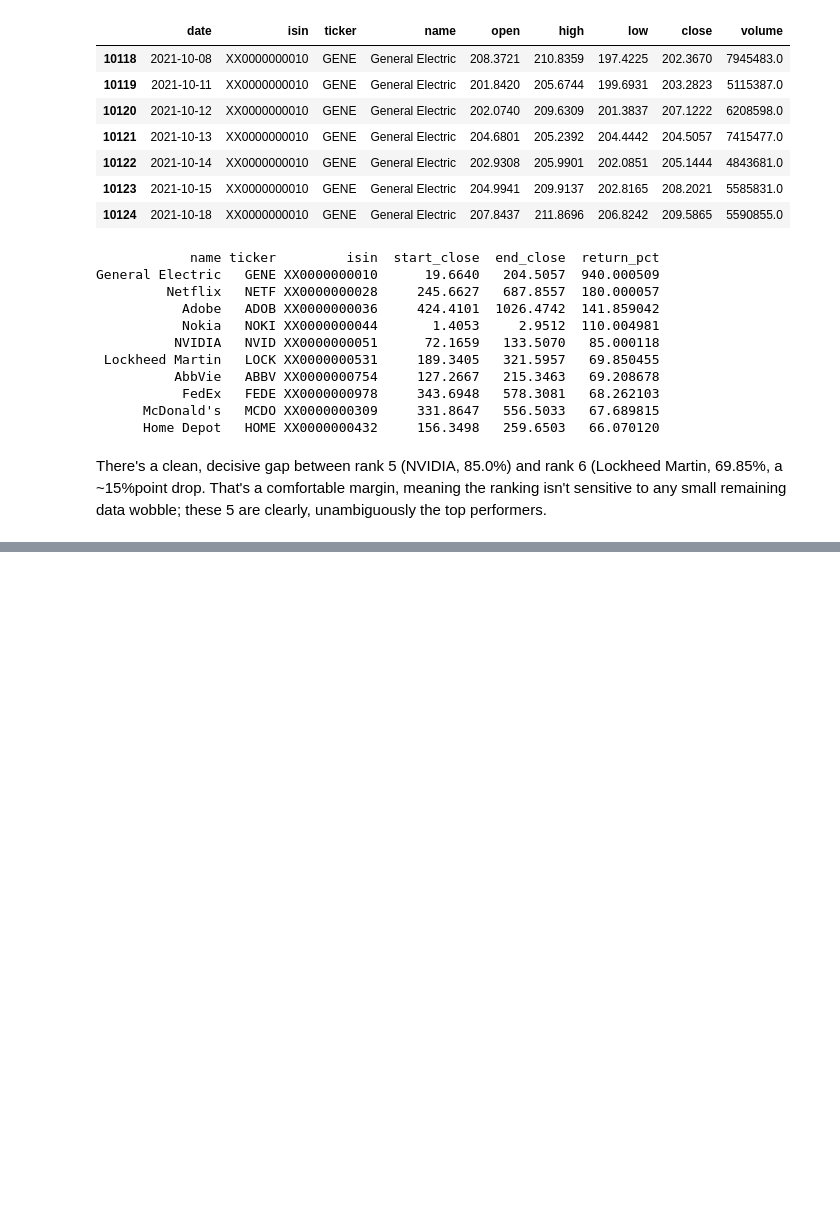
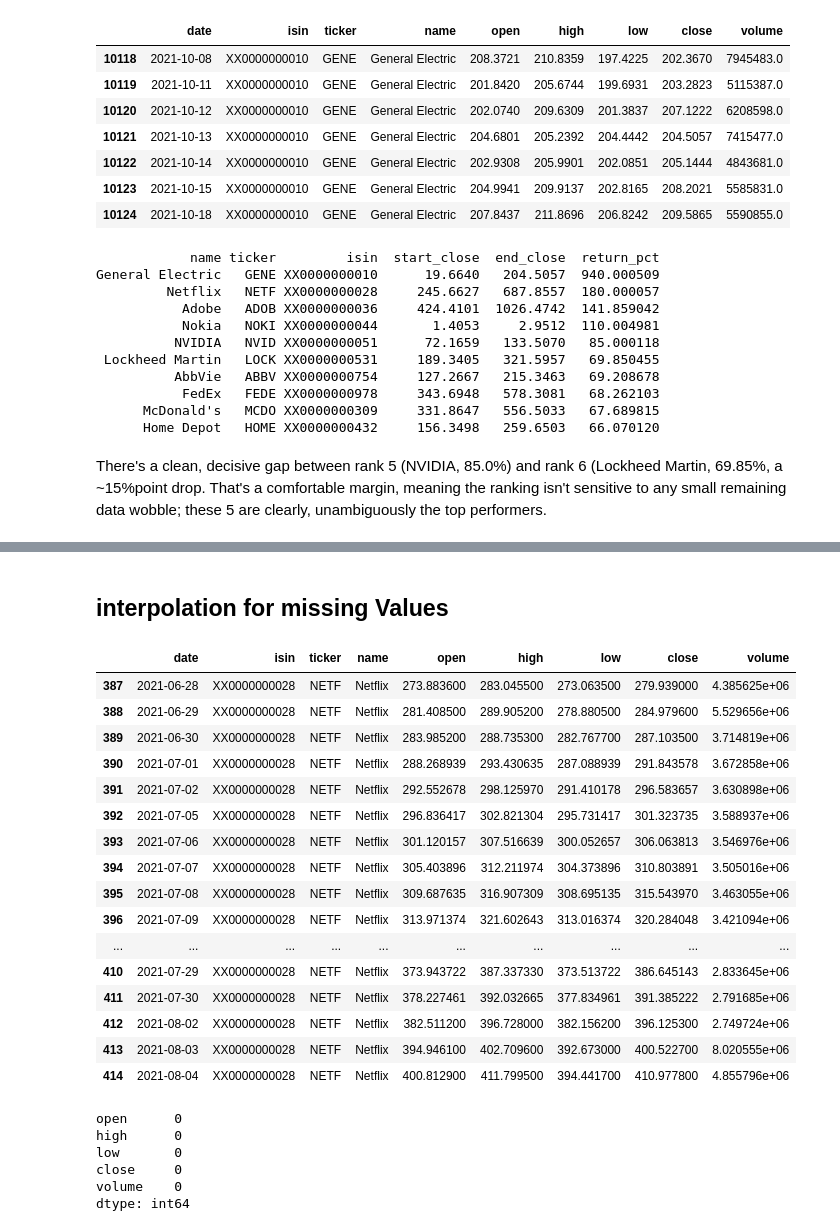
Before and after one commit to thehardikmadaan/Coding_Exercise_Inkubator_100_Plus_GmbH, a Jupyter notebook: hardik_src/solution.ipynb, the cells around one changed output, grey strips where cells are left out. Saved outputs shown, nothing was run; the diff lists cells and outputs as text; code cells hidden in the pictures; blank space fills up the shorter version.

```diff
--- a/hardik_src/solution.ipynb
+++ b/hardik_src/solution.ipynb
@@ -457,0 +520,39 @@ There's a clean, decisive gap between rank 5 (NVIDIA, 85.0%) and rank 6 (Lockhee
+# %% [markdown]
+## interpolation for missing Values
+# %%
+# interpolate, within only each owns ticker's
+
+df = df.sort_values(["isin", "date"]).reset_index(drop=True)
+
+price_cols = ["open", "high", "low", "close", "volume"]
+df[price_cols] = df.groupby("isin")[price_cols].transform(lambda s: s.interpolate(method="linear"))
+# %%
+df[df["ticker"] == "NETF"].sort_values("date").query("date >= '2021-06-28' and date <= '2021-08-04'")
+# %% [output]
+|  | date | isin | ticker | name | open | high | low | close | volume |
+| 387 | 2021-06-28 | XX0000000028 | NETF | Netflix | 273.883600 | 283.045500 | 273.063500 | 279.939000 | 4.385625e+06 |
+| 388 | 2021-06-29 | XX0000000028 | NETF | Netflix | 281.408500 | 289.905200 | 278.880500 | 284.979600 | 5.529656e+06 |
+| 389 | 2021-06-30 | XX0000000028 | NETF | Netflix | 283.985200 | 288.735300 | 282.767700 | 287.103500 | 3.714819e+06 |
+| 390 | 2021-07-01 | XX0000000028 | NETF | Netflix | 288.268939 | 293.430635 | 287.088939 | 291.843578 | 3.672858e+06 |
+| 391 | 2021-07-02 | XX0000000028 | NETF | Netflix | 292.552678 | 298.125970 | 291.410178 | 296.583657 | 3.630898e+06 |
+| 392 | 2021-07-05 | XX0000000028 | NETF | Netflix | 296.836417 | 302.821304 | 295.731417 | 301.323735 | 3.588937e+06 |
+| 393 | 2021-07-06 | XX0000000028 | NETF | Netflix | 301.120157 | 307.516639 | 300.052657 | 306.063813 | 3.546976e+06 |
+| 394 | 2021-07-07 | XX0000000028 | NETF | Netflix | 305.403896 | 312.211974 | 304.373896 | 310.803891 | 3.505016e+06 |
+| 395 | 2021-07-08 | XX0000000028 | NETF | Netflix | 309.687635 | 316.907309 | 308.695135 | 315.543970 | 3.463055e+06 |
+| 396 | 2021-07-09 | XX0000000028 | NETF | Netflix | 313.971374 | 321.602643 | 313.016374 | 320.284048 | 3.421094e+06 |
+| ... | ... | ... | ... | ... | ... | ... | ... | ... | ... |
+| 410 | 2021-07-29 | XX0000000028 | NETF | Netflix | 373.943722 | 387.337330 | 373.513722 | 386.645143 | 2.833645e+06 |
+| 411 | 2021-07-30 | XX0000000028 | NETF | Netflix | 378.227461 | 392.032665 | 377.834961 | 391.385222 | 2.791685e+06 |
+| 412 | 2021-08-02 | XX0000000028 | NETF | Netflix | 382.511200 | 396.728000 | 382.156200 | 396.125300 | 2.749724e+06 |
+| 413 | 2021-08-03 | XX0000000028 | NETF | Netflix | 394.946100 | 402.709600 | 392.673000 | 400.522700 | 8.020555e+06 |
+| 414 | 2021-08-04 | XX0000000028 | NETF | Netflix | 400.812900 | 411.799500 | 394.441700 | 410.977800 | 4.855796e+06 |
+# %%
+# confirm non 0 values
+print(df[price_cols].isna().sum())
+# %% [output]
+open      0
+high      0
+low       0
+close     0
+volume    0
+dtype: int64
```
Also changed, not shown: parts of 7 cells of this notebook.
